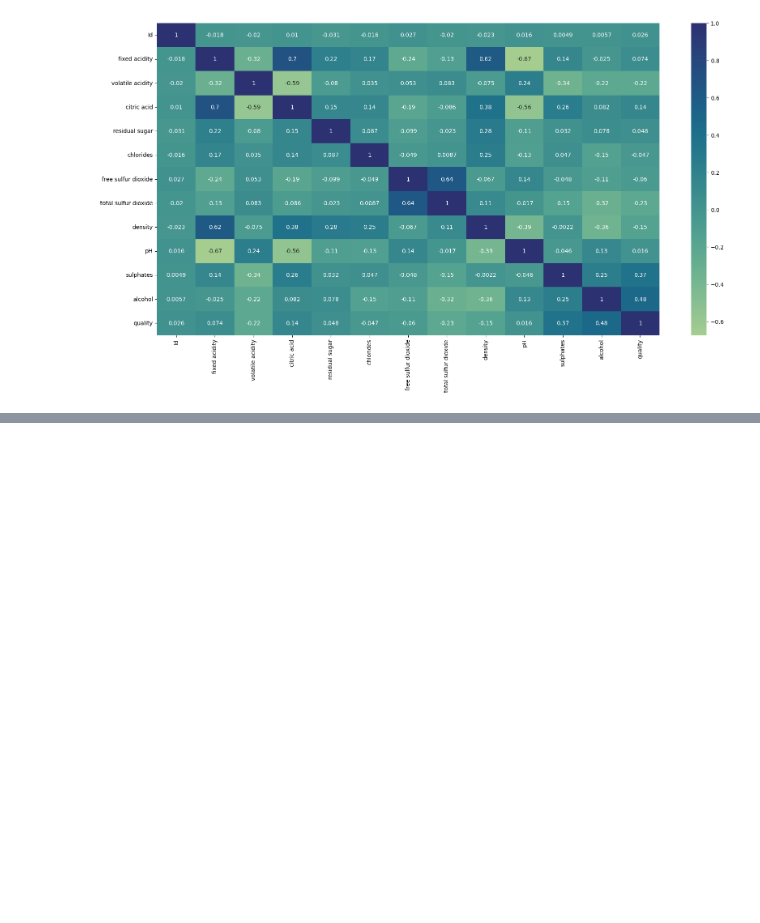
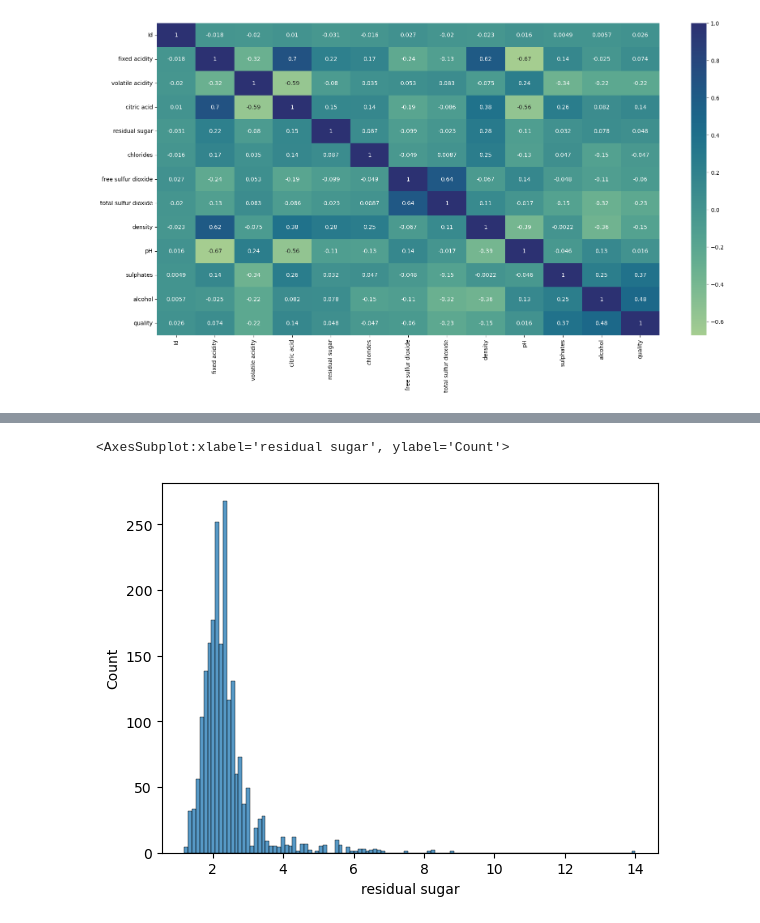
Before and after one commit to BuckGuy/HackAI2023, a Jupyter notebook: ai/HackAIWine.ipynb, the cells around one changed output, grey strips where cells are left out. Cells and saved outputs as stored; diff of their text form; code cells hidden in the pictures; blank space fills up the shorter version.

```diff
--- a/ai/HackAIWine.ipynb
+++ b/ai/HackAIWine.ipynb
@@ -141,0 +61,5 @@ Accuracy: 0.4684466019417476
+# %%
+sns.histplot(data.iloc[:,4])
+# %% [output]
+<AxesSubplot:xlabel='residual sugar', ylabel='Count'>
+[figure, added]
```
Also changed, not shown: parts of 26 cells of this notebook.
